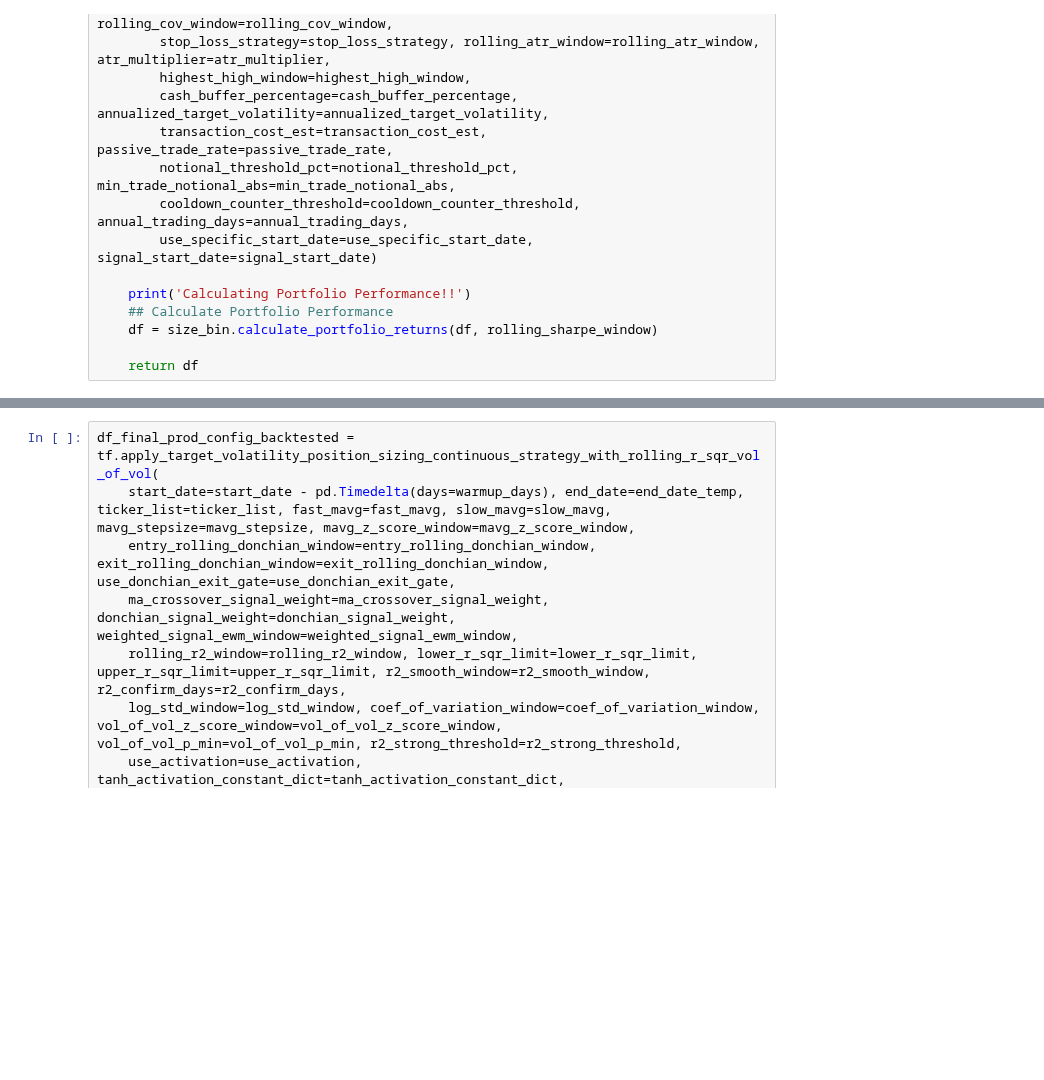
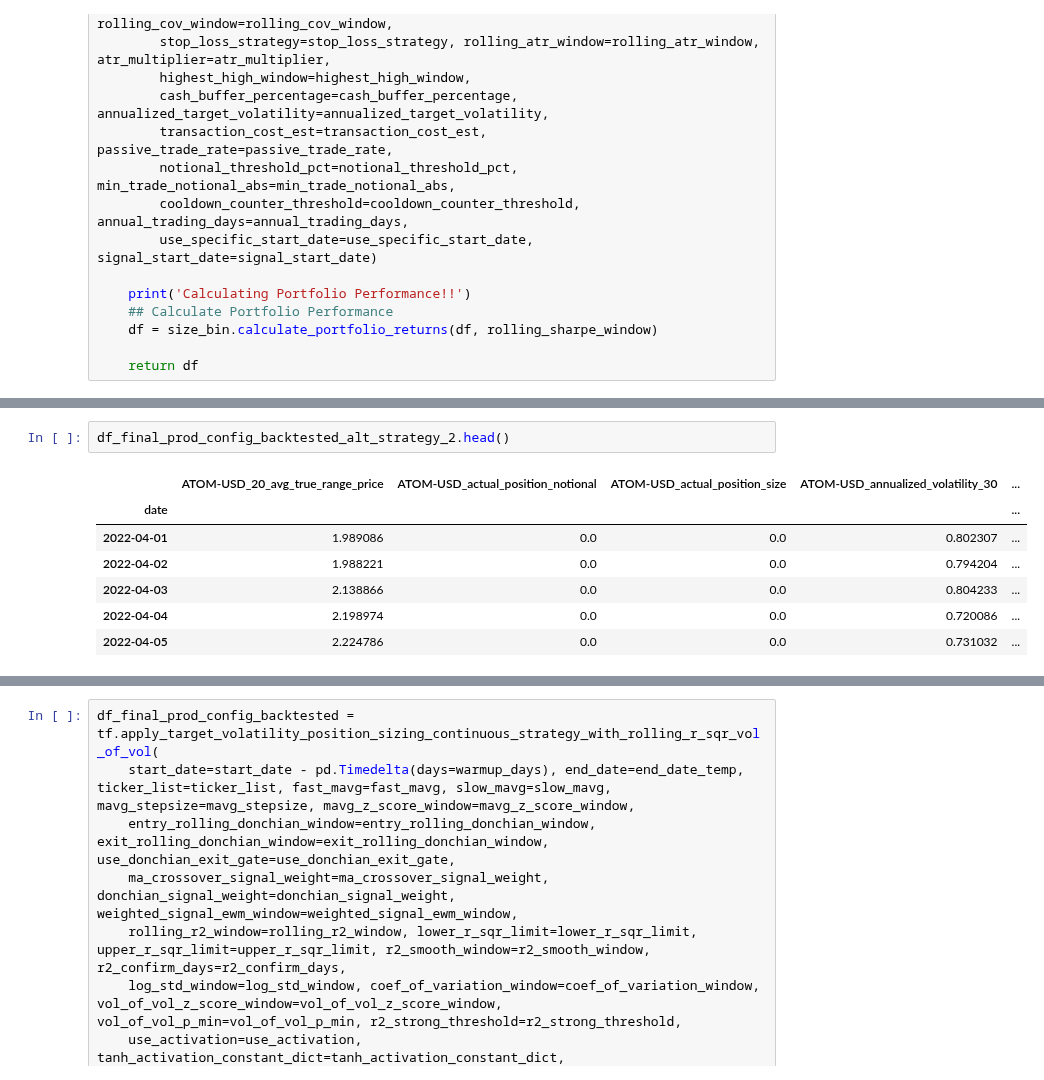
Before and after one commit to adheerchauhan/trend_following, a Jupyter notebook: research/notebooks/Trend_Following_Live_Strategy_Performance_Monitoring.ipynb, the cells around one changed output, grey strips where cells are left out. Drawn from its saved outputs; the diff is of its cells as text; blank space fills up the shorter version.

```diff
--- a/research/notebooks/Trend_Following_Live_Strategy_Performance_Monitoring.ipynb
+++ b/research/notebooks/Trend_Following_Live_Strategy_Performance_Monitoring.ipynb
@@ -674,0 +841,10 @@ KeyError: Timestamp('2022-04-01 00:00:00')
+# %%
+df_final_prod_config_backtested_alt_strategy_2.head()
+# %% [output]
+|  | ATOM-USD_20_avg_true_range_price | ATOM-USD_actual_position_notional | ATOM-USD_actual_position_size | ATOM-USD_annualized_volatility_30 | ... |
+| date |  |  |  |  | ... |
+| 2022-04-01 | 1.989086 | 0.0 | 0.0 | 0.802307 | ... |
+| 2022-04-02 | 1.988221 | 0.0 | 0.0 | 0.794204 | ... |
+| 2022-04-03 | 2.138866 | 0.0 | 0.0 | 0.804233 | ... |
+| 2022-04-04 | 2.198974 | 0.0 | 0.0 | 0.720086 | ... |
+| 2022-04-05 | 2.224786 | 0.0 | 0.0 | 0.731032 | ... |
```
Also changed, not shown: parts of 11 cells of this notebook, 1 other file.
